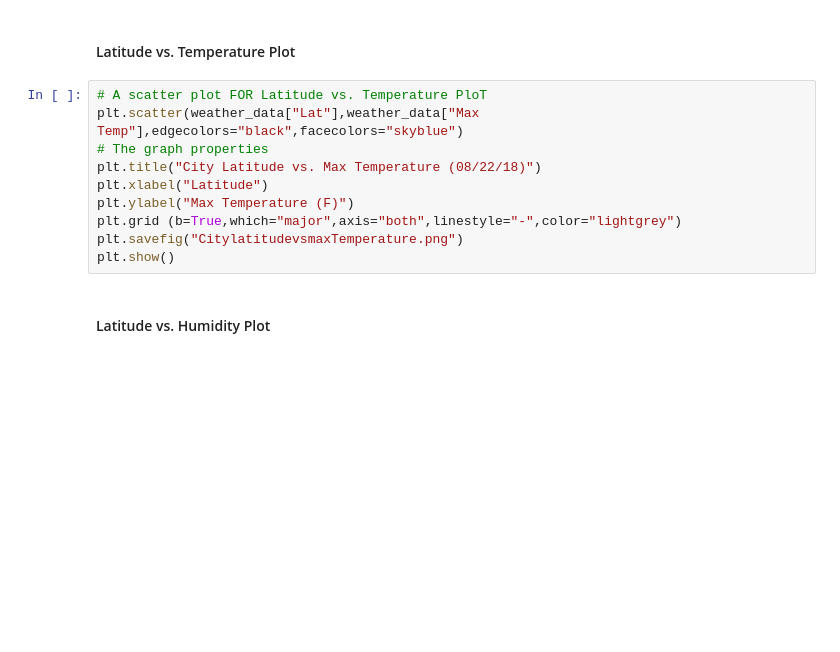
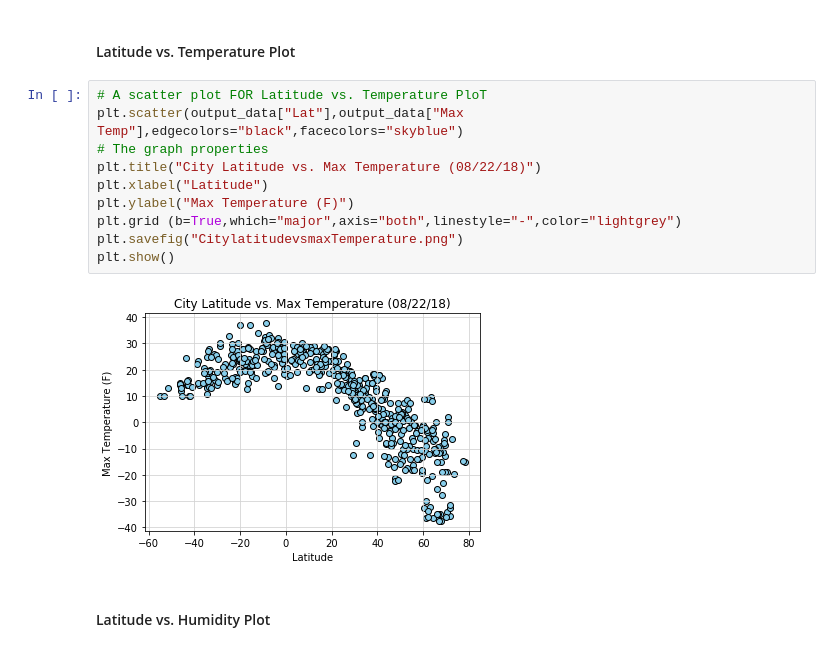
Before and after one commit to Godday-Abuede/PythonAPIHomework, a Jupyter notebook: python-api-challenge/WeatherPy/WeatherPy.ipynb, the cells around one changed output. Cells and saved outputs as stored; diff of their text form; blank space fills up the shorter version.

```diff
--- a/python-api-challenge/WeatherPy/WeatherPy.ipynb
+++ b/python-api-challenge/WeatherPy/WeatherPy.ipynb
@@ -207,14 +205,16 @@ output_data.head()
 #### Latitude vs. Temperature Plot
 # %%
 # A scatter plot FOR Latitude vs. Temperature PloT
-plt.scatter(weather_data["Lat"],weather_data["Max Temp"],edgecolors="black",facecolors="skyblue")
+plt.scatter(output_data["Lat"],output_data["Max Temp"],edgecolors="black",facecolors="skyblue")
 # The graph properties
 plt.title("City Latitude vs. Max Temperature (08/22/18)")
 plt.xlabel("Latitude")
 plt.ylabel("Max Temperature (F)")
 plt.grid (b=True,which="major",axis="both",linestyle="-",color="lightgrey")
 plt.savefig("CitylatitudevsmaxTemperature.png")
 plt.show()
+# %% [output]
+[figure, added]
 # %% [markdown]
 #### Latitude vs. Humidity Plot
 # %%
```
Also changed, not shown: parts of 9 cells of this notebook, 5 other files.
